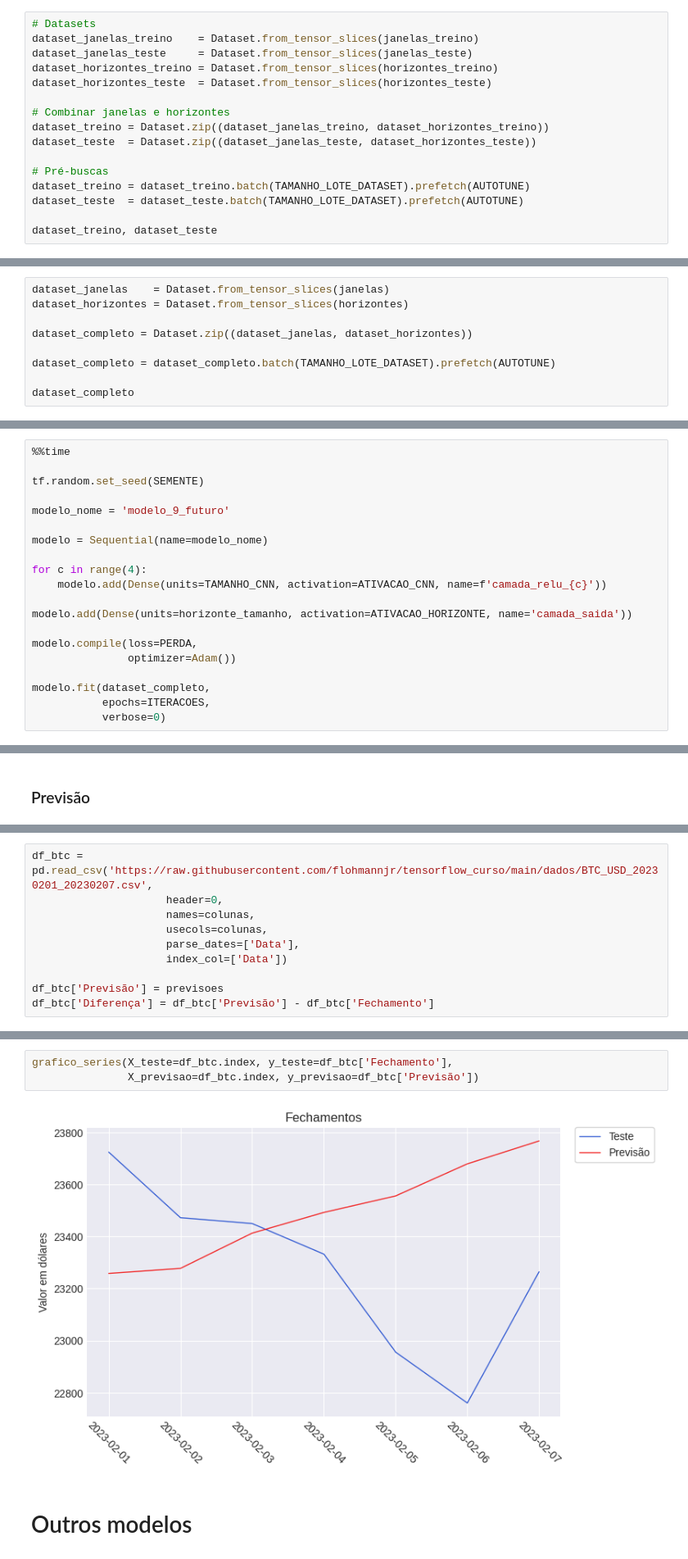
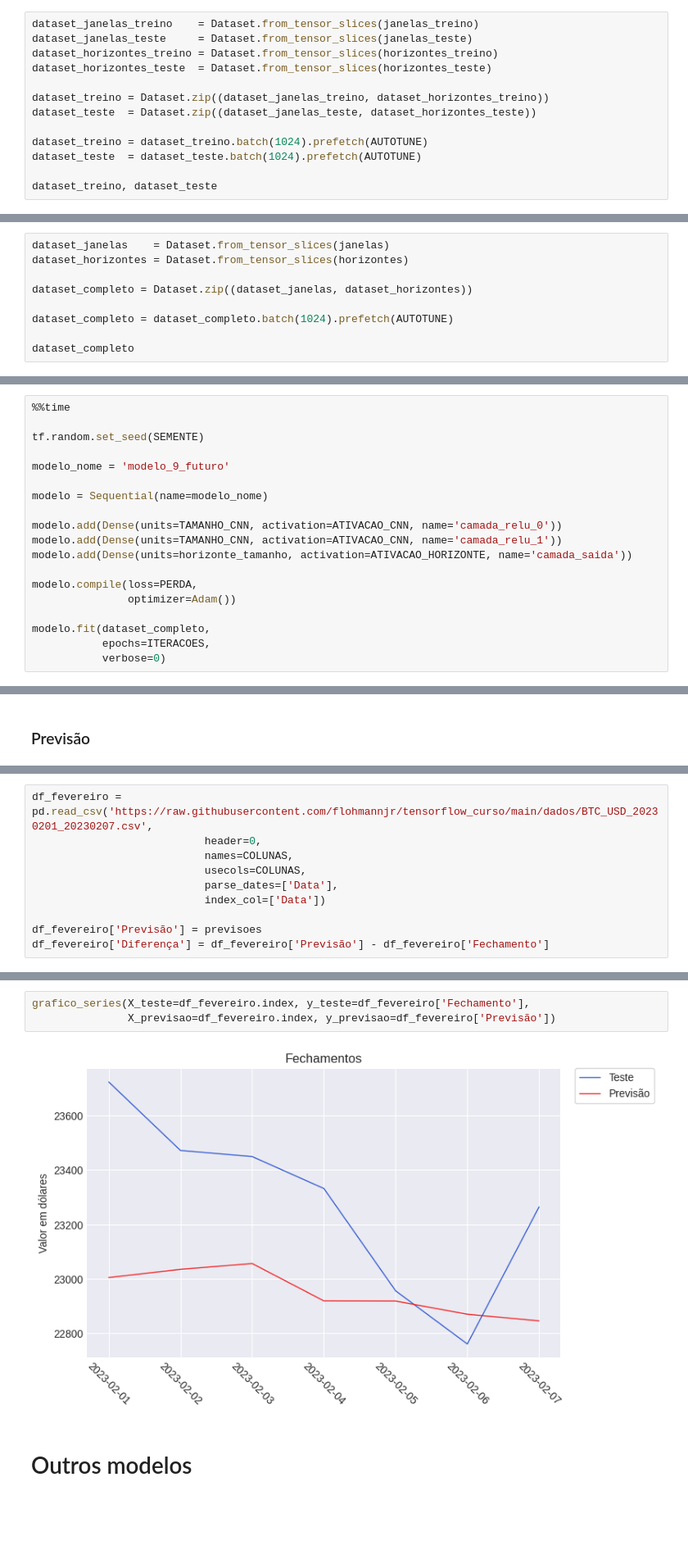
Before and after one commit to flohmannjr/tensorflow_curso, a Jupyter notebook: TensorFlow_MP3_BitPredict.ipynb, the cells around one changed output, grey strips where cells are left out. Shown at 82% size. Drawn from its saved outputs; the diff is of its cells as text; blank space fills up the shorter version.

```diff
--- a/TensorFlow_MP3_BitPredict.ipynb
+++ b/TensorFlow_MP3_BitPredict.ipynb
@@ -817,19 +776,16 @@ janelas, horizontes = criar_janelas(dados, janela_tamanho, horizonte_tamanho)
 
 janelas_treino, janelas_teste, horizontes_treino, horizontes_teste = separar_janelas_treino_teste(janelas, horizontes, tamanho_teste=0.2)
 # %%
-# Datasets
 dataset_janelas_treino    = Dataset.from_tensor_slices(janelas_treino)
 dataset_janelas_teste     = Dataset.from_tensor_slices(janelas_teste)
 dataset_horizontes_treino = Dataset.from_tensor_slices(horizontes_treino)
 dataset_horizontes_teste  = Dataset.from_tensor_slices(horizontes_teste)
 
-# Combinar janelas e horizontes
 dataset_treino = Dataset.zip((dataset_janelas_treino, dataset_horizontes_treino))
 dataset_teste  = Dataset.zip((dataset_janelas_teste, dataset_horizontes_teste))
 
-# Pré-buscas
-dataset_treino = dataset_treino.batch(TAMANHO_LOTE_DATASET).prefetch(AUTOTUNE)
-dataset_teste  = dataset_teste.batch(TAMANHO_LOTE_DATASET).prefetch(AUTOTUNE)
+dataset_treino = dataset_treino.batch(1024).prefetch(AUTOTUNE)
+dataset_teste  = dataset_teste.batch(1024).prefetch(AUTOTUNE)
 
 dataset_treino, dataset_teste
 # %% [output]
@@ -1093,7 +1045,7 @@ dataset_horizontes = Dataset.from_tensor_slices(horizontes)
 
 dataset_completo = Dataset.zip((dataset_janelas, dataset_horizontes))
 
-dataset_completo = dataset_completo.batch(TAMANHO_LOTE_DATASET).prefetch(AUTOTUNE)
+dataset_completo = dataset_completo.batch(1024).prefetch(AUTOTUNE)
 
 dataset_completo
 # %% [output]
@@ -1109,9 +1061,8 @@ modelo_nome = 'modelo_9_futuro'
 
 modelo = Sequential(name=modelo_nome)
 
-for c in range(4):
-    modelo.add(Dense(units=TAMANHO_CNN, activation=ATIVACAO_CNN, name=f'camada_relu_{c}'))
-
+modelo.add(Dense(units=TAMANHO_CNN, activation=ATIVACAO_CNN, name='camada_relu_0'))
+modelo.add(Dense(units=TAMANHO_CNN, activation=ATIVACAO_CNN, name='camada_relu_1'))
 modelo.add(Dense(units=horizonte_tamanho, activation=ATIVACAO_HORIZONTE, name='camada_saida'))
 
 modelo.compile(loss=PERDA,
@@ -1181,11 +1129,11 @@ previsoes = gerar_previsoes_futuro(modelo, horizontes, quantidade_dias, janela_t
 # %%
-df_btc = pd.read_csv('https://raw.githubusercontent.com/flohmannjr/tensorflow_curso/main/dados/BTC_USD_20230201_20230207.csv',
-                     header=0,
-                     names=colunas,
-                     usecols=colunas,
-                     parse_dates=['Data'],
-                     index_col=['Data'])
+df_fevereiro = pd.read_csv('https://raw.githubusercontent.com/flohmannjr/tensorflow_curso/main/dados/BTC_USD_20230201_20230207.csv',
+                           header=0,
+                           names=COLUNAS,
+                           usecols=COLUNAS,
+                           parse_dates=['Data'],
+                           index_col=['Data'])
 
-df_btc['Previsão'] = previsoes
-df_btc['Diferença'] = df_btc['Previsão'] - df_btc['Fechamento']
+df_fevereiro['Previsão'] = previsoes
+df_fevereiro['Diferença'] = df_fevereiro['Previsão'] - df_fevereiro['Fechamento']
 # %%
@@ -1203,8 +1151,8 @@ df_btc[['Fechamento', 'Previsão', 'Diferença']]
 # %%
-grafico_series(X_teste=df_btc.index, y_teste=df_btc['Fechamento'],
-               X_previsao=df_btc.index, y_previsao=df_btc['Previsão'])
+grafico_series(X_teste=df_fevereiro.index, y_teste=df_fevereiro['Fechamento'],
+               X_previsao=df_fevereiro.index, y_previsao=df_fevereiro['Previsão'])
 # %% [output]
-[figure, old version]
+[figure, new version]
 # %% [markdown]
 # Outros modelos
 # %% [markdown]
```
Also changed, not shown: parts of 48 cells of this notebook.
